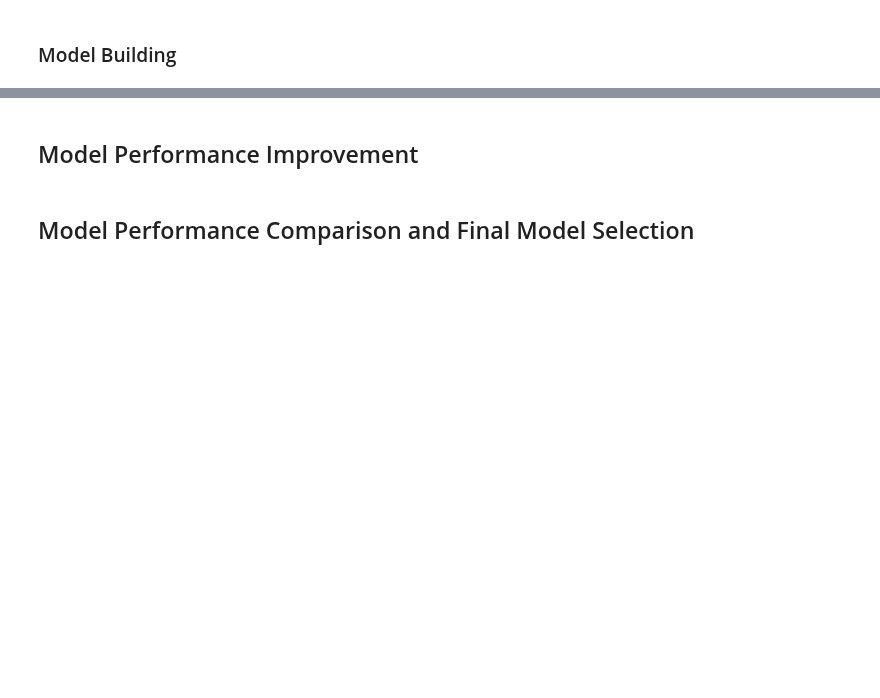
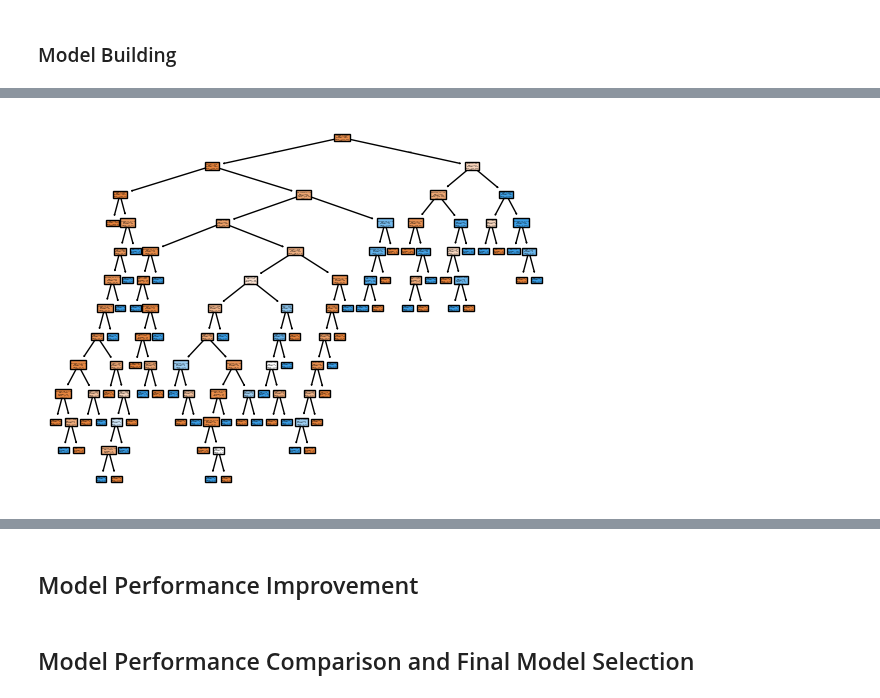
Before and after one commit to ankur0405/LearningPython, a Jupyter notebook: AIML_ML_Project_full_code_notebook.ipynb, the cells around one changed output, grey strips where cells are left out. Cells and saved outputs as stored; diff of their text form; code cells hidden in the pictures; blank space fills up the shorter version.

```diff
--- a/AIML_ML_Project_full_code_notebook.ipynb
+++ b/AIML_ML_Project_full_code_notebook.ipynb
@@ -233,0 +345,6 @@ plt.show()
+# %%
+# Visualize the decision tree
+plot_tree(dtree, filled=True, feature_names=X_train.columns, class_names=[str(c) for c in dtree.classes_])
+plt.show()
+# %% [output]
+[figure, added]
```
Also changed, not shown: parts of 16 cells of this notebook.
